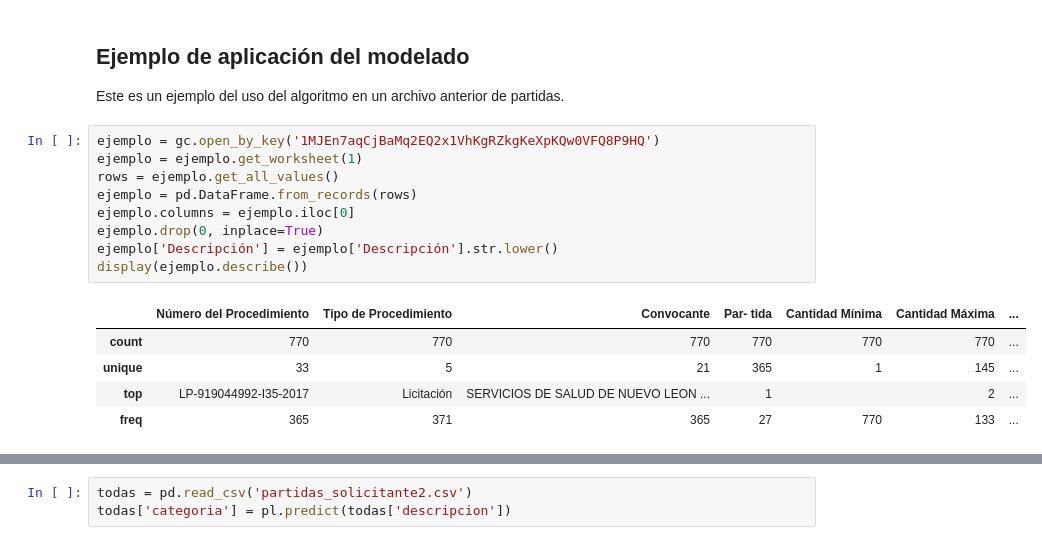
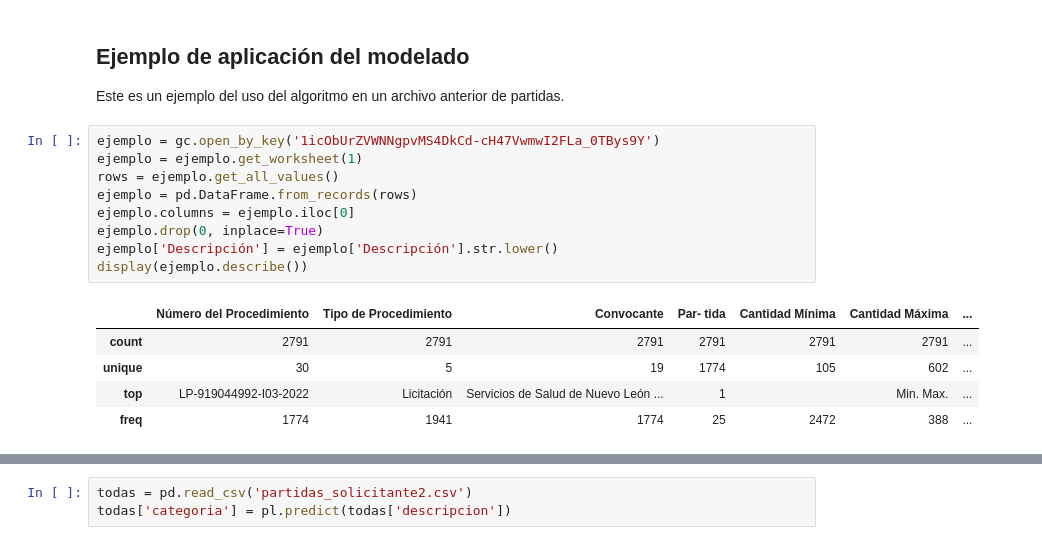
Before and after one commit to bjimenezTechnodomus/licitaciones, a Jupyter notebook: clasificacion.ipynb, the cells around one changed output, grey strips where cells are left out. Cells and saved outputs as stored; diff of their text form.

```diff
--- a/clasificacion.ipynb
+++ b/clasificacion.ipynb
@@ -188,20 +206,20 @@ for batch in batches:
 
 Este es un ejemplo del uso del algoritmo en un archivo anterior de partidas.
 # %%
-ejemplo = gc.open_by_key('1MJEn7aqCjBaMq2EQ2x1VhKgRZkgKeXpKQw0VFQ8P9HQ')
+ejemplo = gc.open_by_key('1icObUrZVWNNgpvMS4DkCd-cH47VwmwI2FLa_0TBys9Y')
 ejemplo = ejemplo.get_worksheet(1)
 rows = ejemplo.get_all_values()
 ejemplo = pd.DataFrame.from_records(rows)
 ejemplo.columns = ejemplo.iloc[0]
 ejemplo.drop(0, inplace=True)
 ejemplo['Descripción'] = ejemplo['Descripción'].str.lower()
 display(ejemplo.describe())
 # %% [output]
 |  | Número del Procedimiento | Tipo de Procedimiento | Convocante | Par- tida | Cantidad Mínima | Cantidad Máxima | ... |
-| count | 770 | 770 | 770 | 770 | 770 | 770 | ... |
-| unique | 33 | 5 | 21 | 365 | 1 | 145 | ... |
-| top | LP-919044992-I35-2017 | Licitación | SERVICIOS DE SALUD DE NUEVO LEON ... | 1 |  | 2 | ... |
-| freq | 365 | 371 | 365 | 27 | 770 | 133 | ... |
+| count | 2791 | 2791 | 2791 | 2791 | 2791 | 2791 | ... |
+| unique | 30 | 5 | 19 | 1774 | 105 | 602 | ... |
+| top | LP-919044992-I03-2022 | Licitación | Servicios de Salud de Nuevo León ... | 1 |  | Min. Max. | ... |
+| freq | 1774 | 1941 | 1774 | 25 | 2472 | 388 | ... |
 # %%
 textos = ejemplo['Descripción']
 docs = [nlp.tokenizer(texto) for texto in textos]
```
Also changed, not shown: parts of 7 cells of this notebook.
